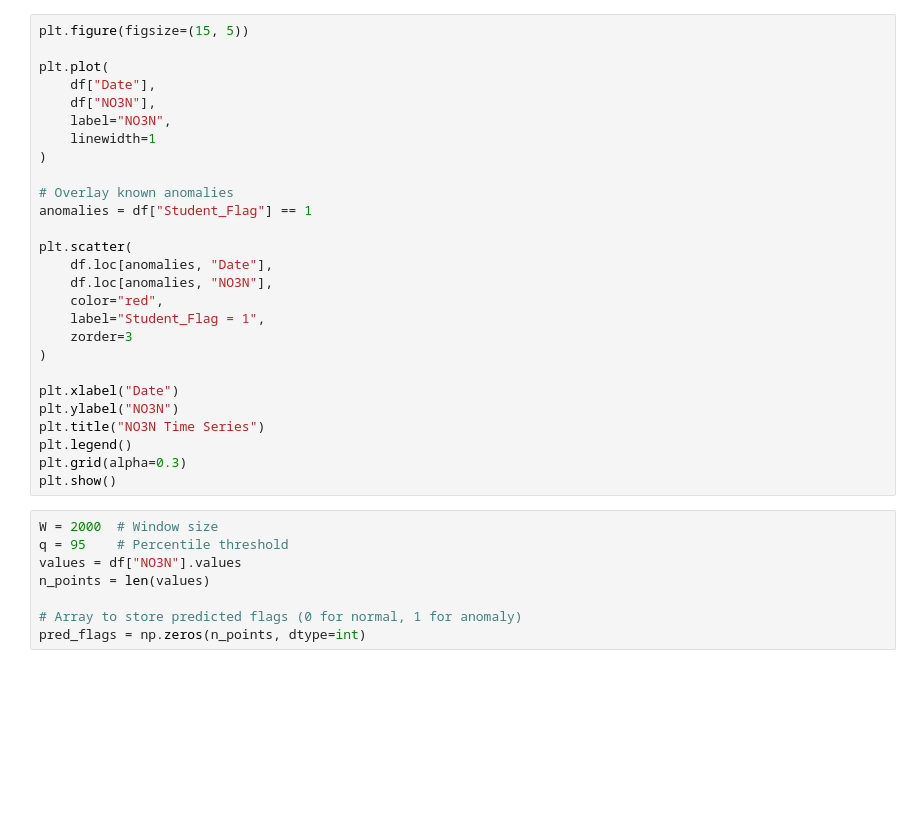
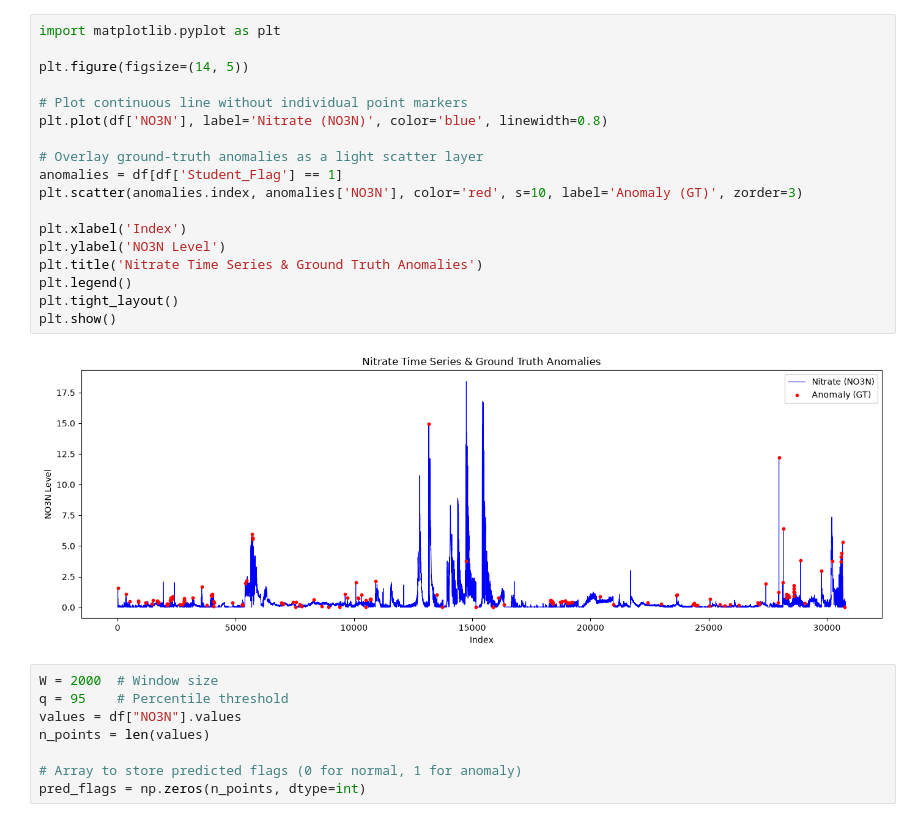
Before and after one commit to Leo-TK1/CSCI6840-Homework-2, a Jupyter notebook: workbook.ipynb, the cells around one changed output. Drawn from its saved outputs; the diff is of its cells as text; blank space fills up the shorter version.

```diff
--- a/workbook.ipynb
+++ b/workbook.ipynb
@@ -23,30 +8,23 @@ df = pd.read_csv('nitrate.csv',header=0)
 # %%
-plt.figure(figsize=(15, 5))
+import matplotlib.pyplot as plt
 
-plt.plot(
-    df["Date"],
-    df["NO3N"],
-    label="NO3N",
-    linewidth=1
-)
+plt.figure(figsize=(14, 5))
 
-# Overlay known anomalies
-anomalies = df["Student_Flag"] == 1
+# Plot continuous line without individual point markers
+plt.plot(df['NO3N'], label='Nitrate (NO3N)', color='blue', linewidth=0.8)
 
-plt.scatter(
-    df.loc[anomalies, "Date"],
-    df.loc[anomalies, "NO3N"],
-    color="red",
-    label="Student_Flag = 1",
-    zorder=3
-)
+# Overlay ground-truth anomalies as a light scatter layer
+anomalies = df[df['Student_Flag'] == 1]
+plt.scatter(anomalies.index, anomalies['NO3N'], color='red', s=10, label='Anomaly (GT)', zorder=3)
 
-plt.xlabel("Date")
-plt.ylabel("NO3N")
-plt.title("NO3N Time Series")
+plt.xlabel('Index')
+plt.ylabel('NO3N Level')
+plt.title('Nitrate Time Series & Ground Truth Anomalies')
 plt.legend()
-plt.grid(alpha=0.3)
+plt.tight_layout()
 plt.show()
+# %% [output]
+[figure, added]
 # %%
 W = 2000  # Window size
 q = 95    # Percentile threshold
```
Also changed, not shown: parts of 2 cells of this notebook.
